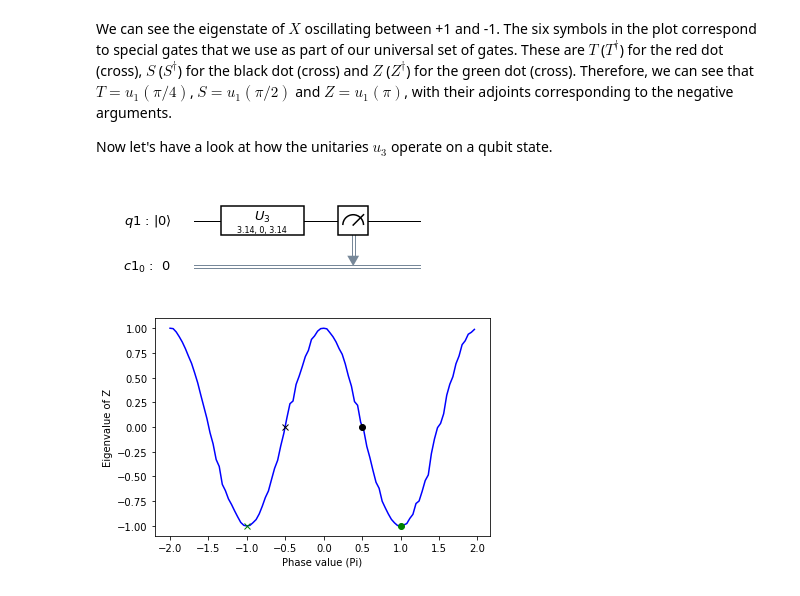
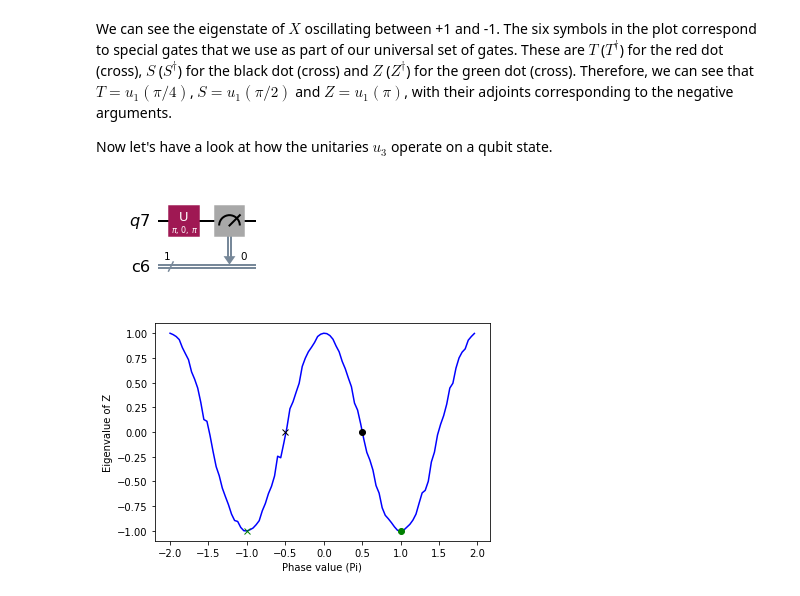
Before and after one commit to qiskit-community/qiskit-community-tutorials, a Jupyter notebook: terra/qis_intro/amplitude_and_phase.ipynb, the cells around one changed output. Cells and saved outputs as stored; diff of their text form; code cells hidden in the pictures.

```diff
--- a/terra/qis_intro/amplitude_and_phase.ipynb
+++ b/terra/qis_intro/amplitude_and_phase.ipynb
@@ -117,7 +113,7 @@ for phase_index in phase_vector:
     circuit_name = "phase_gate_%d"%phase_index
     qc_phase_gate = QuantumCircuit(qr, cr, name=circuit_name)
     qc_phase_gate.h(qr)
-    qc_phase_gate.u1(phase, qr)
+    qc_phase_gate.p(phase, qr)
     qc_phase_gate.h(qr)
     qc_phase_gate.measure(qr[0], cr[0])
     circuits.append(qc_phase_gate)
@@ -129,19 +125,21 @@ circuits[25].draw(output='mpl')
 # %%
 # To run using qasm simulator
-backend = BasicAer.get_backend('qasm_simulator')
+backend = qiskit_aer.Aer.get_backend('qasm_simulator')
 
 # the number of shots in the experiment
 shots = 1024
 
-result = execute(circuits, backend=backend, shots=shots).result()
+new_circuit = transpile(circuits, backend=backend)
+job = backend.run(new_circuit, shots=shots)
 # %%
+
 probz = []
 phase_value = []
 for phase_index in phase_vector:
     phase_shift = phase_index - 50
     phase_value.append(2*phase_shift/50)
-    if '0' in result.get_counts(circuits[phase_index]):
-        probz.append(2*result.get_counts(circuits[phase_index]).get('0')/shots-1)
+    if '0' in job.result().get_counts(circuits[phase_index]):
+        probz.append(2*job.result().get_counts(circuits[phase_index]).get('0')/shots-1)
     else:
         probz.append(-1)
 # %%
@@ -159,22 +157,22 @@ Now let's have a look at how the unitaries $u_3$ operate on a qubit state.
 # %%
 # Creating registers
 qr = QuantumRegister(1)
 cr = ClassicalRegister(1)
 circuits = []
 
 # Creating the circuits
 phase_vector = range(0,100)
 for phase_index in phase_vector:
     phase_shift = phase_index-50
     phase = 2*np.pi*phase_shift/50
     circuit_name = "phase_gate_%d"%phase_index
     qc_phase_gate = QuantumCircuit(qr, cr, name=circuit_name)
-    qc_phase_gate.u3(phase,0,np.pi, qr)
+    qc_phase_gate.u(phase,0,np.pi, qr)
     qc_phase_gate.measure(qr[0], cr[0])
     circuits.append(qc_phase_gate)
 
 # Visualising one of the circuits as an example
 circuits[75].draw(output='mpl')
 # %% [output]
-[figure, old version]
+[figure, new version]
 # %%
```
Also changed, not shown: parts of 5 cells of this notebook.
